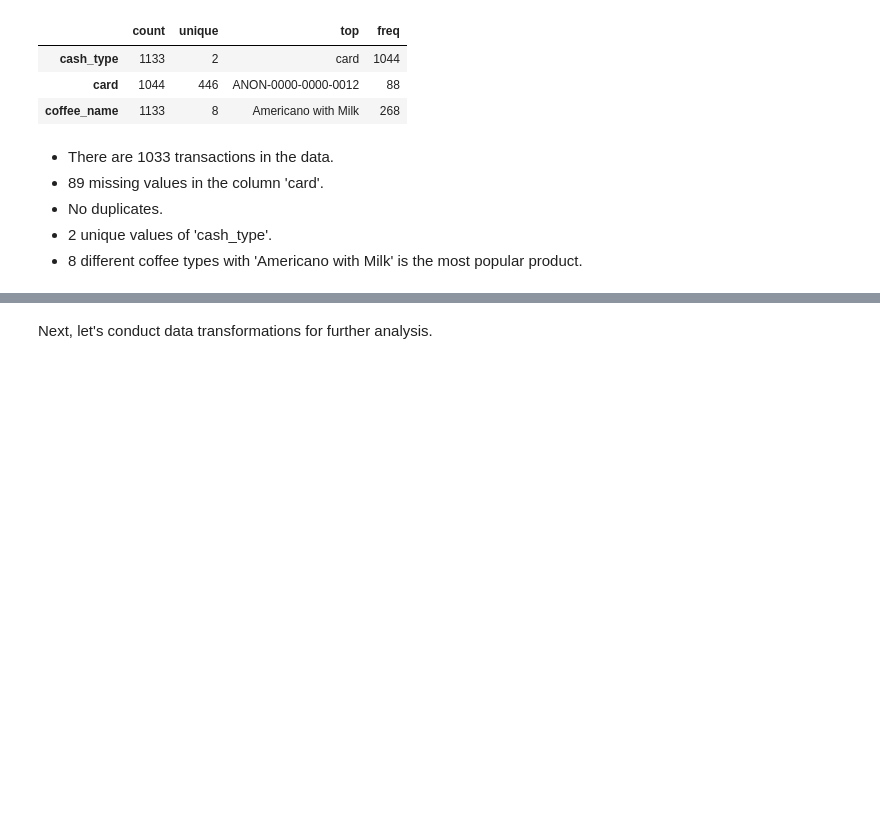
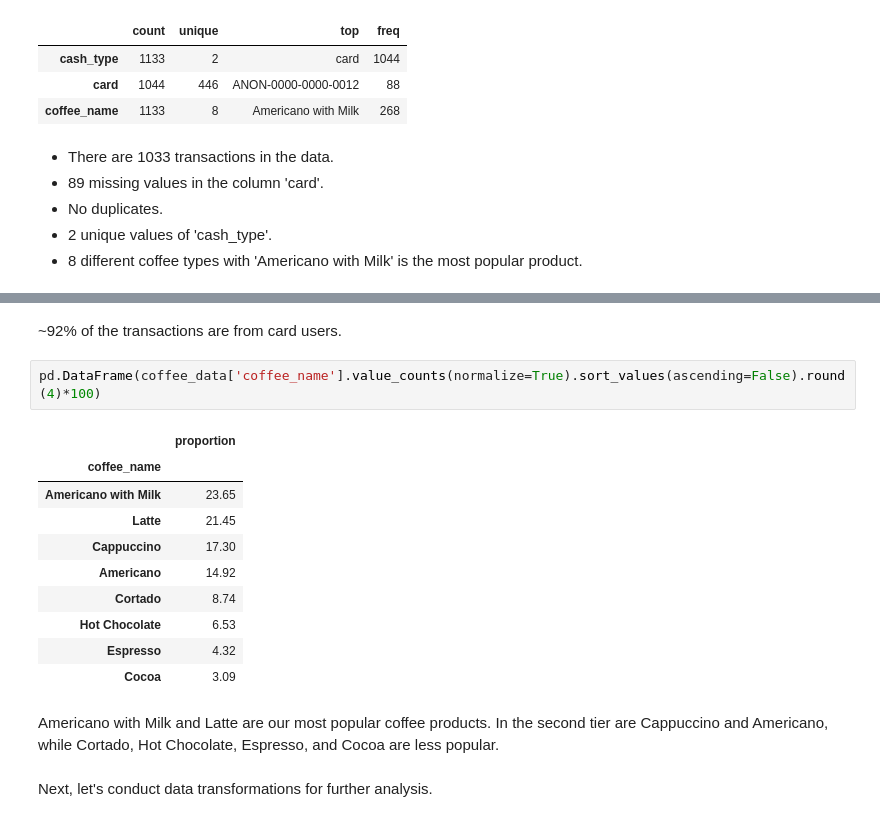
Before and after one commit to nicoleyang0210/Visualization, a Jupyter notebook: coffee-sales-eda-visualization.ipynb, the cells around one changed output, grey strips where cells are left out. Saved outputs shown, nothing was run; the diff lists cells and outputs as text; blank space fills up the shorter version.

```diff
--- a/coffee-sales-eda-visualization.ipynb
+++ b/coffee-sales-eda-visualization.ipynb
@@ -88,3 +110,20 @@ coffee_data.loc[:,['cash_type','card','coffee_name']].describe().T
+# %% [markdown]
+~92% of the transactions are from card users.
+# %%
+pd.DataFrame(coffee_data['coffee_name'].value_counts(normalize=True).sort_values(ascending=False).round(4)*100)
+# %% [output]
+|  | proportion |
+| coffee_name |  |
+| Americano with Milk | 23.65 |
+| Latte | 21.45 |
+| Cappuccino | 17.30 |
+| Americano | 14.92 |
+| Cortado | 8.74 |
+| Hot Chocolate | 6.53 |
+| Espresso | 4.32 |
+| Cocoa | 3.09 |
+# %% [markdown]
+Americano with Milk and Latte are our most popular coffee products. In the second tier are Cappuccino and Americano, while Cortado, Hot Chocolate, Espresso, and Cocoa are less popular.
 # %% [markdown]
 Next, let's conduct data transformations for further analysis.
 # %%
```
Also changed, not shown: parts of 6 cells of this notebook.
